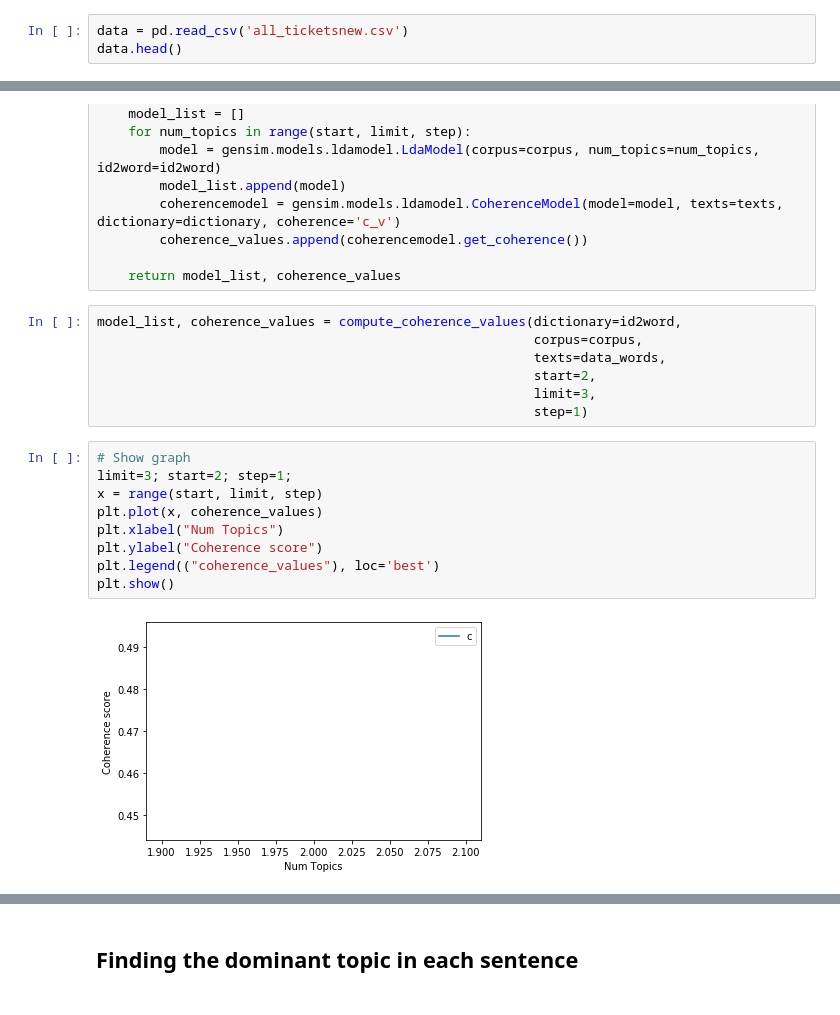
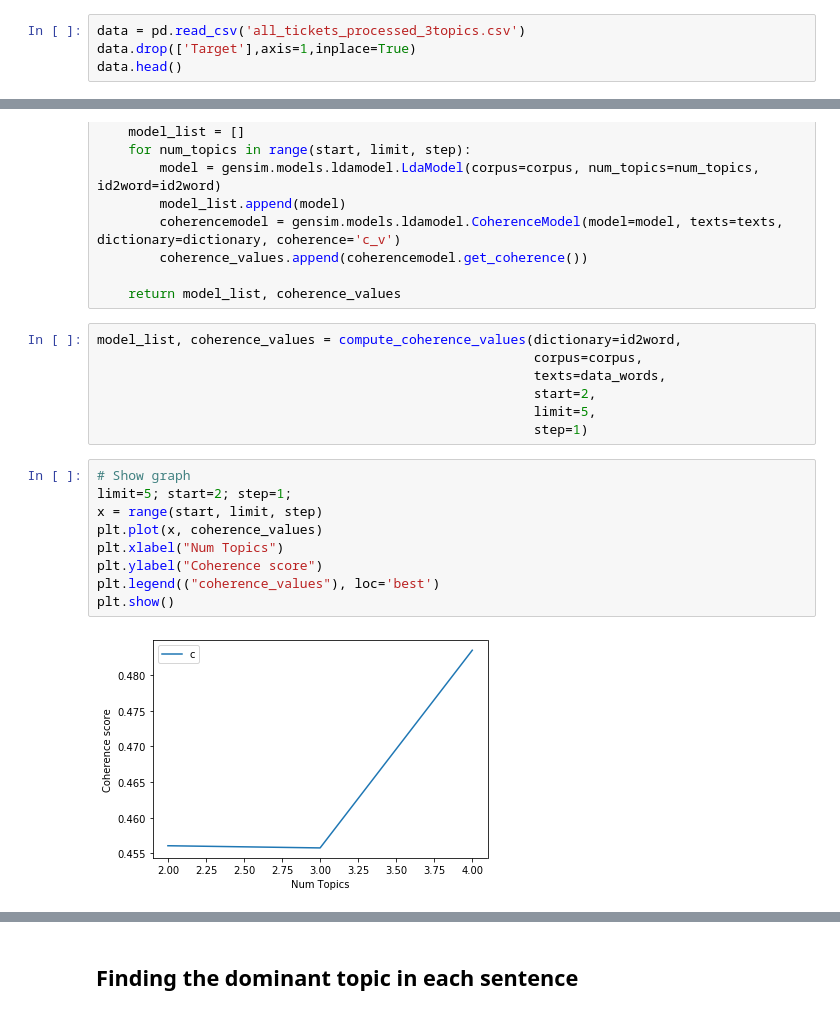
Before and after one commit to abhi1512/Service-Request_Classification, a Jupyter notebook: IncidentThemesTopicModelling.ipynb, the cells around one changed output, grey strips where cells are left out. Drawn from its saved outputs; the diff is of its cells as text.

```diff
--- a/IncidentThemesTopicModelling.ipynb
+++ b/IncidentThemesTopicModelling.ipynb
@@ -103,7 +103,8 @@ Solving for the current objective we will be using python version 3.7.6
 # %% [markdown]
 ### Data Loading
 # %%
-data = pd.read_csv('all_ticketsnew.csv')
+data = pd.read_csv('all_tickets_processed_3topics.csv')
+data.drop(['Target'],axis=1,inplace=True)
 data.head()
 # %% [output]
 |  | title | body |
@@ -256,19 +257,19 @@ model_list, coherence_values = compute_coherence_values(dictionary=id2word,
                                                         corpus=corpus,
                                                         texts=data_words,
                                                         start=2,
-                                                        limit=3,
+                                                        limit=5,
                                                         step=1)
 # %%
 # Show graph
-limit=3; start=2; step=1;
+limit=5; start=2; step=1;
 x = range(start, limit, step)
 plt.plot(x, coherence_values)
 plt.xlabel("Num Topics")
 plt.ylabel("Coherence score")
 plt.legend(("coherence_values"), loc='best')
 plt.show()
 # %% [output]
-[figure, old version]
+[figure, new version]
 # %%
 # Print the coherence scores
 for m, cv in zip(x, coherence_values):
```
Also changed, not shown: parts of 5 cells of this notebook.
